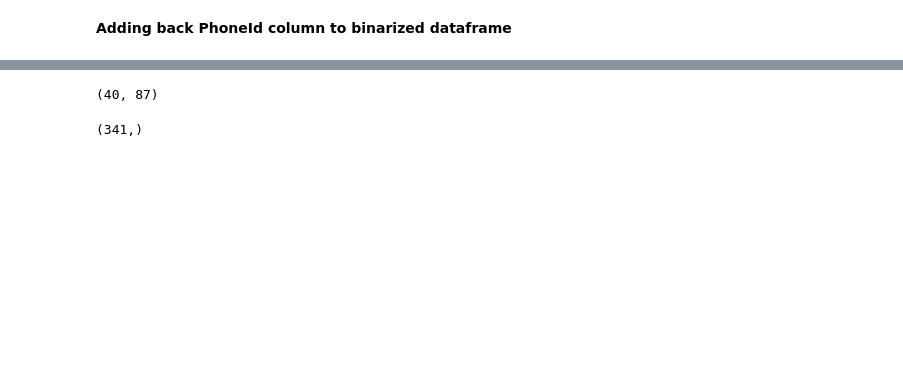
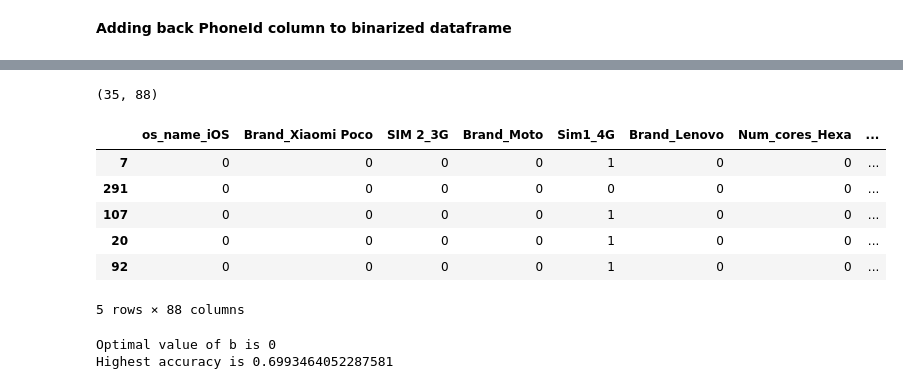
Before and after one commit to chinthanishanth/deep_learning, a Jupyter notebook: Python MP Neuron Perceptron/Mobile_Like_and_Dislike_Prediction.ipynb, the cells around one changed output, grey strips where cells are left out. Drawn from its saved outputs; the diff is of its cells as text; code cells hidden in the pictures; blank space fills up the shorter version.

```diff
--- a/Python MP Neuron Perceptron/Mobile_Like_and_Dislike_Prediction.ipynb
+++ b/Python MP Neuron Perceptron/Mobile_Like_and_Dislike_Prediction.ipynb
@@ -482,4 +490,4 @@ X_columns_binarized_test.head()
 <b>Adding back PhoneId column to binarized dataframe</b>
 # %%
 X_columns_binarized_train["PhoneId"] = X_train["PhoneId"].values
-X_columns_binarized_test["PhoneId"] = test_new["PhoneId"].values
+X_columns_binarized_test["PhoneId"] = X_test["PhoneId"].values
@@ -488,9 +496,8 @@ X_columns_binarized_test["PhoneId"] = test_new["PhoneId"].values
 # %%
 Binarized_columns_train = set(X_train.columns)  - set(X_columns_binarized_train.columns)
 X_columns_binarized_train_1 = X_train[Binarized_columns_train]
-Binarized_columns_test = set(test_new.columns) - set(X_columns_binarized_test.columns)
-X_columns_binarized_test_1 = test_new[Binarized_columns_test]
+Binarized_columns_test = set(X_test.columns) - set(X_columns_binarized_test.columns)
+X_columns_binarized_test_1 = X_test[Binarized_columns_test]
 # %%
 X_columns_binarized_train_1["PhoneId"] = Y_train.values
-X_columns_binarized_test_1["PhoneId"] = test_new["PhoneId"].values
-X_columns_binarized_test_1.head()
+X_columns_binarized_test_1["PhoneId"] = Y_test.values
@@ -519,3 +503,0 @@ X_columns_binarized_train.shape
-# %%
-X_columns_binarized_test = pd.merge(X_columns_binarized_test_1,X_columns_binarized_test,how = "inner",on='PhoneId')
-X_columns_binarized_test.head()
@@ -530,3 +517,16 @@ X_columns_binarized_test.head()
+# %%
+X_columns_binarized_test_final = pd.concat([X_columns_binarized_test_1, X_columns_binarized_test], axis=1, ignore_index=False)
+print(X_columns_binarized_test_final.shape)
+X_columns_binarized_test_final.head()
+# %% [output]
+(35, 88)
+|  | os_name_iOS | Brand_Xiaomi Poco | SIM 2_3G | Brand_Moto | Sim1_4G | Brand_Lenovo | Num_cores_Hexa | ... |
+| 7 | 0 | 0 | 0 | 0 | 1 | 0 | 0 | ... |
+| 291 | 0 | 0 | 0 | 0 | 0 | 0 | 0 | ... |
+| 107 | 0 | 0 | 0 | 0 | 1 | 0 | 0 | ... |
+| 20 | 0 | 0 | 0 | 0 | 1 | 0 | 0 | ... |
+| 92 | 0 | 0 | 0 | 0 | 1 | 0 | 0 | ... |
+5 rows × 88 columns
 # %%
 class MPNeuron:
 
@@ -556,11 +556,3 @@ class MPNeuron:
 
     print('Optimal value of b is', best_b)
     print('Highest accuracy is', accuracy[best_b])
-# %%
-X_columns_binarized_train.shape
-# %% [output]
-(40, 87)
-# %%
-Y_train.shape
-# %% [output]
-(341,)
@@ -567,3 +563,6 @@ Y_train.shape
 # %%
 mp_neuron = MPNeuron()
-mp_neuron.fit(X_binarised_train, Y_train)
+mp_neuron.fit(X_train, Y_train)
+# %% [output]
+Optimal value of b is 0
+Highest accuracy is 0.6993464052287581
```
Also changed, not shown: parts of 19 cells of this notebook.
